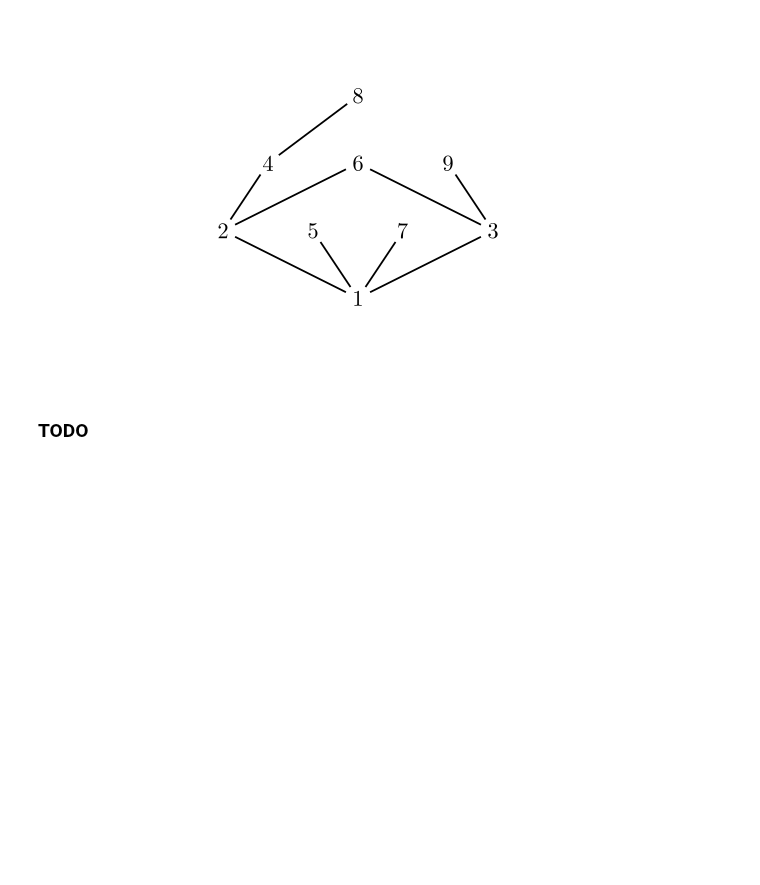
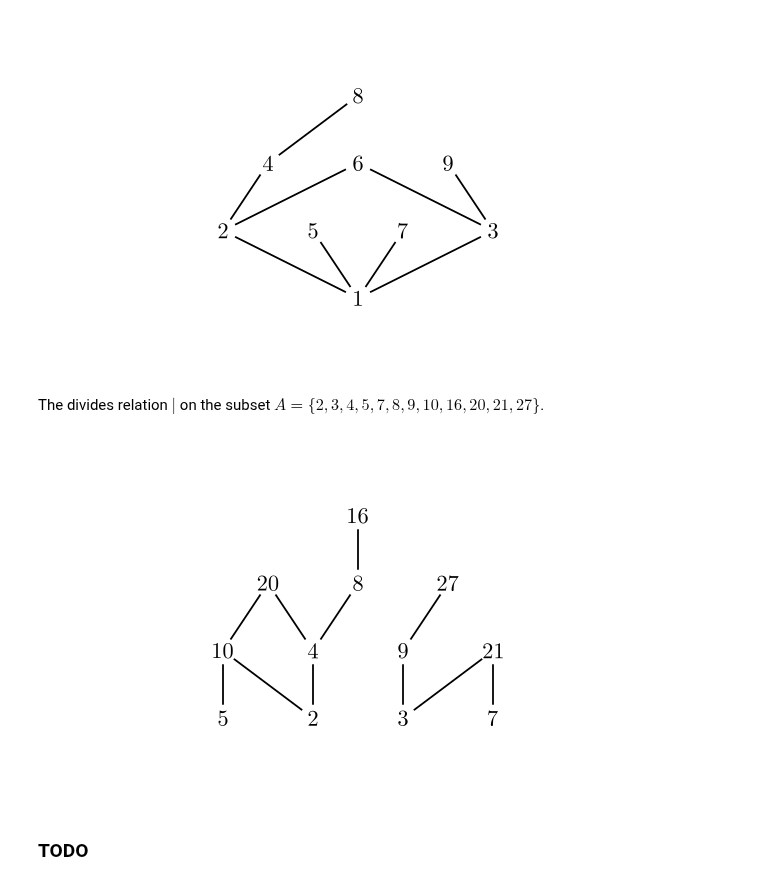
Before and after one commit to PhotonicGluon/NZQRC-Book, a Jupyter notebook: code/image_generation/notebooks/part-2/relations-2.ipynb, the cells around one changed output. Drawn from its saved outputs; the diff is of its cells as text; code cells hidden in the pictures; blank space fills up the shorter version.

Commit message:
Add another Hasse diagram example to section 11.3

```diff
--- a/code/image_generation/notebooks/part-2/relations-2.ipynb
+++ b/code/image_generation/notebooks/part-2/relations-2.ipynb
@@ -639,5 +641,45 @@ class HasseDiagram(Scene):
         self.add(graph)
 # %% [output]
 [figure]
+# %% [markdown]
+The divides relation $\vert$ on the subset $A = \{2,3,4,5,7,8,9,10,16,20,21,27\}$.
+# %%
+%%generate_image divides-as-hasse_non-contig HasseDiagram
+
+
+class HasseDiagram(Scene):
+    def construct(self):
+        # Create vertices and edges
+        vertices = [
+            2,4,5,8,10,16,20,
+            3,7,9,21,27
+        ]
+
+        # edges = []
+        # for i in vertices:
+        #     for j in vertices:
+        #         if i != j and j % i == 0:
+        #             edges.append((i,j))
+        edges = [(2, 4), (2, 10), (4, 8), (4, 20), (5, 10), (8, 16), (10, 20), (3, 9), (3, 21), (7, 21), (9, 27)]
+
+        # Create the Hasse graph
+        graph = HasseGraph(
+            vertices,
+            edges,
+            label_colour=BLACK,
+            perform_correction=True,
+            edge_config={
+                "stroke_color": BLACK
+            },
+            layout_config={
+                "scale_x": 2,
+                "scale_y": 0.75,
+            }
+        )
+        # print(list(graph.edges.keys()))
+
+        self.add(graph)
+# %% [output]
+[figure, added]
 # %% [markdown]
 ### TODO
```
Also changed, not shown: parts of 2 cells of this notebook, 4 other files.
